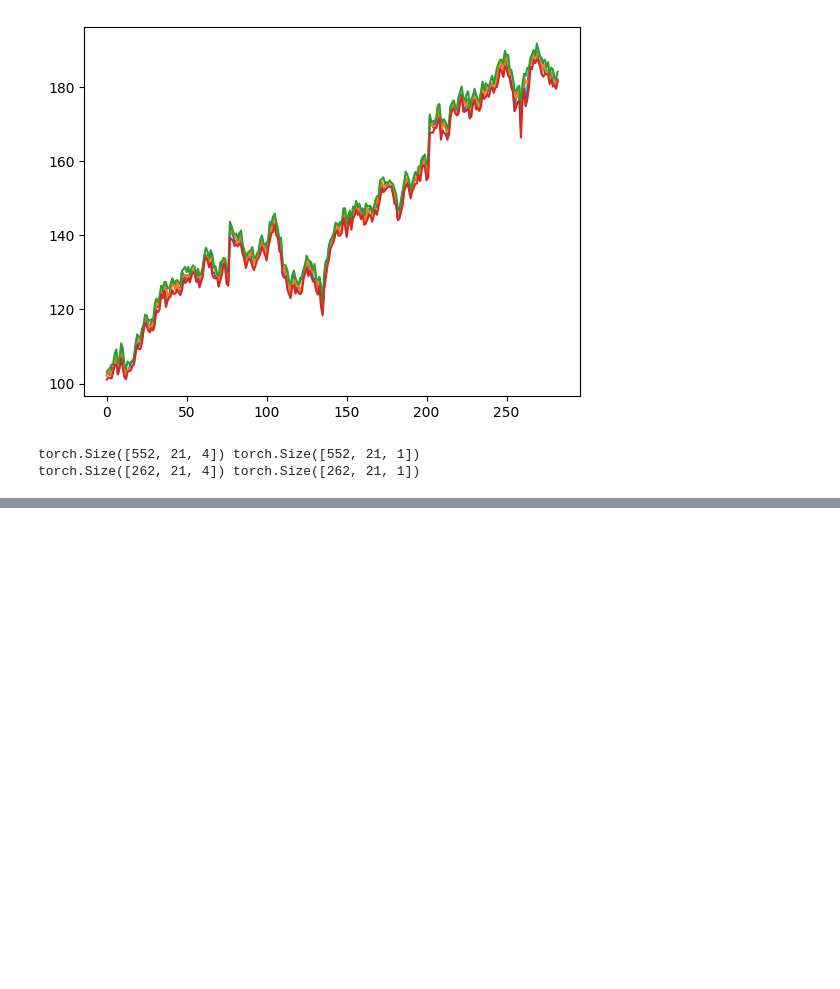
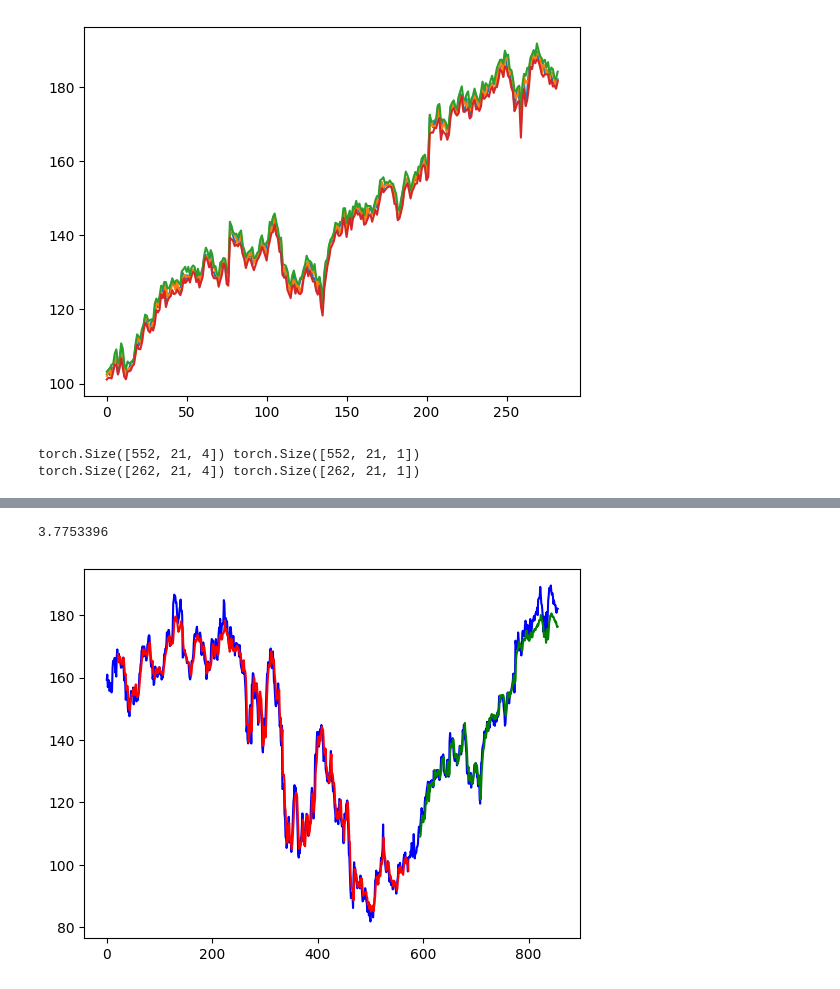
Before and after one commit to Olivierj23/stock_forecast, a Jupyter notebook: main.ipynb, the cells around one changed output, grey strips where cells are left out. Cells and saved outputs as stored; diff of their text form; code cells hidden in the pictures; blank space fills up the shorter version.

```diff
--- a/main.ipynb
+++ b/main.ipynb
@@ -140,5 +262,4 @@ torch.Size([262, 21, 4]) torch.Size([262, 21, 1])
 # %%
-from model import ForecastModel
 import torch.optim as optim
 import torch.utils.data as data
 import torch.nn as nn
@@ -149,13 +270,13 @@ model = ForecastModel()
 model.cuda(device)
 
 
-optimizer = optim.Adam(model.parameters(),lr=3e-4, weight_decay=0.0001)
-
+optimizer = optim.RAdam(model.parameters(),lr=1e-4, weight_decay=0.0001)
+scheduler = optim.lr_scheduler.StepLR(optimizer, step_size=100, gamma=0.5)
 
 loss_fn = nn.MSELoss()
 loader = data.DataLoader(data.TensorDataset(X_train, y_train), shuffle=True, batch_size=8, pin_memory=True)
 
-n_epochs = 2000
+n_epochs = 1000
 train_rmse_list = []
 test_rmse_list = []
 
@@ -171,7 +292,11 @@ for epoch in range(n_epochs):
         loss = loss_fn(y_pred, y_batch)
         optimizer.zero_grad()
         loss.backward()
+
+        torch.nn.utils.clip_grad_norm_(model.parameters(), 1)
         optimizer.step()
+
+    scheduler.step()
     # Validation
     if epoch % 100 != 0:
         continue
@@ -180,15 +305,17 @@ for epoch in range(n_epochs):
         model.to("cpu")
         y_pred = model(X_train)
         train_rmse = np.sqrt(loss_fn(y_pred, y_train))
+        train_rmse_last = np.sqrt(loss_fn(y_pred[:, -1,:], y_train[:, -1,:]))
         train_rmse_list.append(train_rmse)
         y_pred = model(X_test)
         test_rmse = np.sqrt(loss_fn(y_pred, y_test))
+        test_rmse_last = np.sqrt(loss_fn(y_pred[:, -1,:], y_test[:, -1,:]))
         test_rmse_list.append(test_rmse)
 
         if minimum_rmse is None or test_rmse < minimum_rmse:
             minimum_rmse = test_rmse
             minimum_state_dict = model.state_dict()
-    print("Epoch %d: train RMSE %.4f, test RMSE %.4f" % (epoch, train_rmse, test_rmse))
+    print("Epoch %d: train RMSE %.4f, train RMSE last %.4f, test RMSE %.4f, test RMSE last %.4f" % (epoch, train_rmse, train_rmse_last, test_rmse, test_rmse_last))
 
 print("minimum test_rmse: ", minimum_rmse)
 # %% [output]
@@ -201,23 +368,28 @@ plt.plot(np.log(np.array(test_rmse_list)))
 # %%
 model.load_state_dict(minimum_state_dict)
 
 model.to("cpu")
 X_train, X_test = X_train.to("cpu"), X_test.to("cpu")
+model.eval()
 with torch.no_grad():
     # shift train predictions for plotting
     train_plot = np.ones_like(amzn_close) * np.nan
     y_pred = model(X_train)
     y_pred = y_pred[:, -1, :]
     train_plot[lookback:train_size] = model(X_train)[:, -1, :]
     # shift test predictions for plotting
     test_plot = np.ones_like(amzn_close) * np.nan
     test_plot[train_size+lookback:len(amzn_close)] = model(X_test)[:, -1, :]
+    print(np.sqrt(mean_squared_error(y_test[:, -1,:], model(X_test)[:, -1, :])))
 # plot
 plt.plot(amzn_close, c='b')
 plt.plot(train_plot, c='r')
 plt.plot(test_plot, c='g')
 
 # plt.plot(scaler1.inverse_transform(amzn_close), c='b')
 # plt.plot(scaler1.inverse_transform(train_plot), c='r')
 # plt.plot(scaler1.inverse_transform(test_plot), c='g')
-# plt.show()
+plt.show()
+# %% [output]
+3.7753396
+[figure, added]
```
Also changed, not shown: parts of 23 cells of this notebook, 2 other files.
